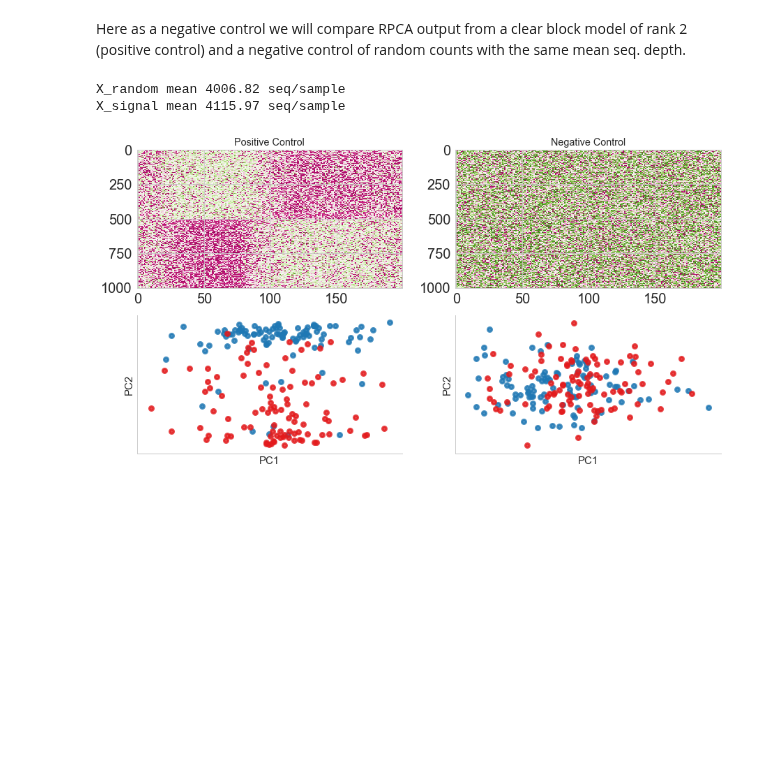
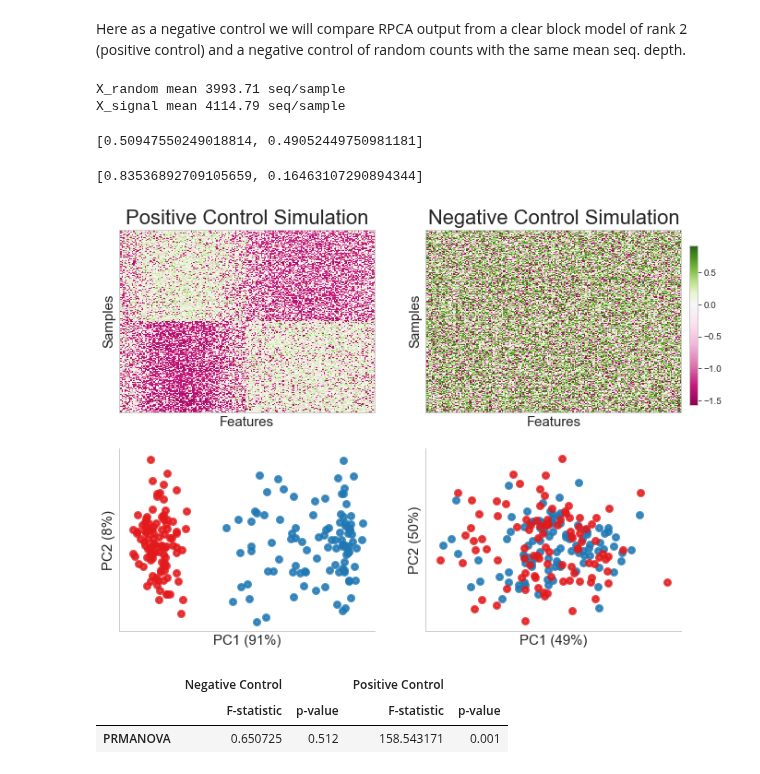
Before and after one commit to biocore/DEICODE, a Jupyter notebook: benchmarking/simulations/negative_control.ipynb, the cells around one changed output. Saved outputs shown, nothing was run; the diff lists cells and outputs as text; code cells hidden in the pictures; blank space fills up the shorter version.

```diff
--- a/benchmarking/simulations/negative_control.ipynb
+++ b/benchmarking/simulations/negative_control.ipynb
@@ -1,7 +1,8 @@
 # %%
 import pandas as pd
 from sklearn.utils import shuffle
-from deicode.utils import build_block_model
+from simulations import build_block_model
+#from deicode.utils import build_block_model
 from deicode.preprocessing import rclr
 from deicode.optspace import OptSpace
 import seaborn as sns
@@ -32,8 +33,8 @@ def plot_pcoa(samples, md, ax, factor_, colors_map=['#1f78b4','#e31a1c']):
     cmap_out={}
     for sub_class,color_ in zip(classes,colors_map):
         idx = md[factor_] == sub_class
-        ax.scatter(samples.loc[idx, 0],
-           samples.loc[idx, 1],
+        ax.scatter(samples.loc[idx, 1],
+           samples.loc[idx, 0],
            label=sub_class,
            facecolors=color_,
            edgecolors=color_,
@@ -65,10 +66,10 @@ Here as a negative control we will compare RPCA output from a clear block model
 # %%
 
 depth=2.5e3
-overlap_=20
+overlap_=0
 rank_=2
 #run model with fit variables and new variants
-_,X_signal=build_block_model(rank_,  depth/40, depth/40,
+_,X_signal=build_block_model(rank_,  depth/60, depth/60,
                              depth, depth
                              ,200,1000,overlap=overlap_
                              ,mapping_on=False)
@@ -94,34 +95,64 @@ X_random.sort_index(inplace=True)
 
 
 #meta on cluster
-meta = np.array(['Group 1']*int(X_signal.shape[1]/2)+['Group 2']*int(X_signal.shape[1]/2)).T
+meta = np.array([1]*int(X_signal.shape[1]/2)+[2]*int(X_signal.shape[1]/2)).T
 meta = pd.DataFrame(meta,index=X_signal.columns,columns=['group'])
 
 print('X_random mean %.2f seq/sample'%X_random.sum(axis=0).mean())
 print('X_signal mean %.2f seq/sample'%X_signal.sum(axis=0).mean())
 # %% [output]
-X_random mean 4006.82 seq/sample
-X_signal mean 4115.97 seq/sample
+X_random mean 3993.71 seq/sample
+X_signal mean 4114.79 seq/sample
+# %%
+opt_random = OptSpace().fit(X_random_rclr)
+opt_random.explained_variance_ratio
+# %% [output]
+[0.50947550249018814, 0.49052449750981181]
+# %%
+opt_sig = OptSpace().fit(X_signal.T)
+opt_sig.explained_variance_ratio
+# %% [output]
+[0.83536892709105659, 0.16463107290894344]
 # %%
 #RPCA on random
 X_random_rclr = rclr().fit_transform(X_random.T)
-U_random,s,V = OptSpace().fit_transform(X_random_rclr)
-U_random = pd.DataFrame(U_random,index=X_random.columns)
+opt_noise = OptSpace().fit(X_random_rclr)
+U_random = pd.DataFrame(opt_noise.sample_weights,index=X_random.columns)
 #RPCA on very clear signal
 X_signal_rclr = rclr().fit_transform(X_signal.T)
-U_signal,s,V = OptSpace().fit_transform(X_signal_rclr)
-U_signal = pd.DataFrame(U_signal,index=X_random.columns)
+opt_sig = OptSpace().fit(X_signal_rclr)
+U_signal = pd.DataFrame(opt_sig.sample_weights,index=X_signal.columns)
 
 #show the results
-fig,((ax1,ax2),(ax3,ax4)) = plt.subplots(2,2,figsize=(15,8))
+fig,((ax1,ax2),(ax3,ax4)) = plt.subplots(2,2,figsize=(12,8))
 
 ax1.imshow(clr(X_signal+1),aspect='auto',norm=MidpointNormalize(midpoint=0.), cmap='PiYG')
-ax1.set_title('Positive Control')
-ax2.imshow(clr(X_random+1),aspect='auto',norm=MidpointNormalize(midpoint=0.), cmap='PiYG')
-ax2.set_title('Negative Control')
+ax1.set_title('Positive Control Simulation',fontsize=22)
+cbim = ax2.imshow(clr(X_random+1),aspect='auto',norm=MidpointNormalize(midpoint=0.), cmap='PiYG')
+ax2.set_title('Negative Control Simulation',fontsize=22)
+ax1.set_xticks([])
+ax1.set_yticks([])
+ax2.set_xticks([])
+ax2.set_yticks([])
+ax2.set_ylabel('Samples',fontsize=15)
+ax1.set_ylabel('Samples',fontsize=15)
+ax2.set_xlabel('Features',fontsize=15)
+ax1.set_xlabel('Features',fontsize=15)
+fig.subplots_adjust(right=0.83)
+cbar_ax = fig.add_axes([0.84, 0.55, 0.01, 0.3])
+fig.colorbar(cbim, cax=cbar_ax, fraction=0.036)
+cbar_ax.tick_params(labelsize=10)
 _ = plot_pcoa(U_signal, meta, ax3, 'group')
 _ = plot_pcoa(U_random, meta, ax4, 'group')
 
+ax3.set_xlabel('PC1 ('+str(int(opt_sig.explained_variance_ratio[0]*100))+'%)',fontsize=15)
+ax3.set_ylabel('PC2 ('+str(int(opt_sig.explained_variance_ratio[1]*100))+'%)',fontsize=15)
+
+ax4.set_xlabel('PC1 ('+str(int(opt_noise.explained_variance_ratio[0]*100))+'%)',fontsize=15)
+ax4.set_ylabel('PC2 ('+str(int(opt_noise.explained_variance_ratio[1]*100))+'%)',fontsize=15)
+
+fig.savefig('figures/figureS4.png',dpi=300,
+            bbox_inches='tight',facecolor='white')
 plt.show()
 # %% [output]
-[figure, old version]
+[figure, new version]
@@ -127,0 +170,14 @@ plt.show()
+# %%
+pres = {}
+pnoise = permanova(DistanceMatrix(distance.cdist(U_random,U_random)),meta['group'])
+pres[('Negative Control','F-statistic')] = [pnoise['test statistic']]
+pres[('Negative Control','p-value')] = [pnoise['p-value']]
+psignal = permanova(DistanceMatrix(distance.cdist(U_signal,U_signal)),meta['group'])
+pres[('Positive Control','F-statistic')] = [psignal['test statistic']]
+pres[('Positive Control','p-value')] = [psignal['p-value']]
+pres = pd.DataFrame(pres,index=['PRMANOVA'])
+pres
+# %% [output]
+|  | Negative Control |  | Positive Control |  |
+|  | F-statistic | p-value | F-statistic | p-value |
+| PRMANOVA | 0.650725 | 0.512 | 158.543171 | 0.001 |
```
Also changed, not shown: parts of 2 cells of this notebook.
